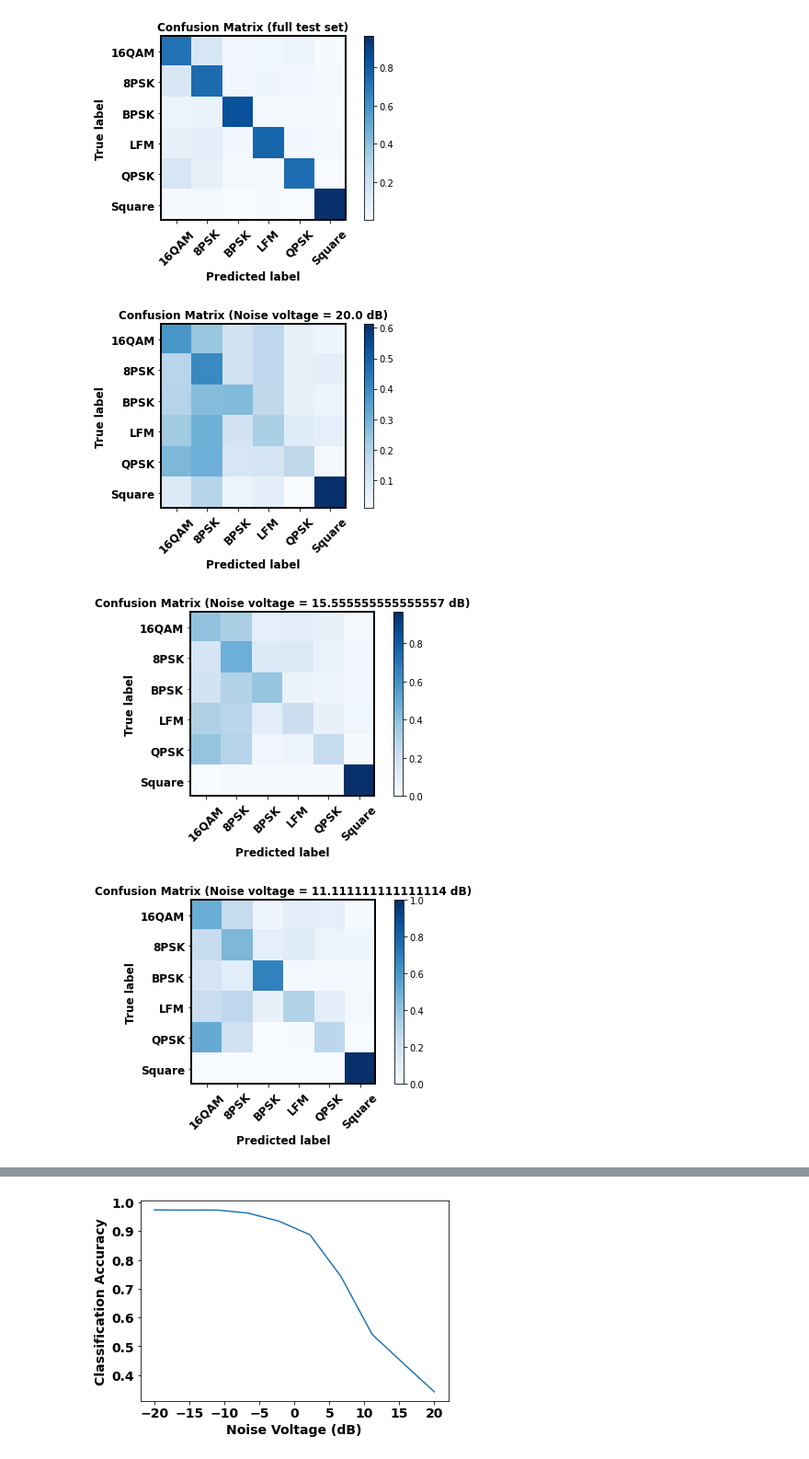
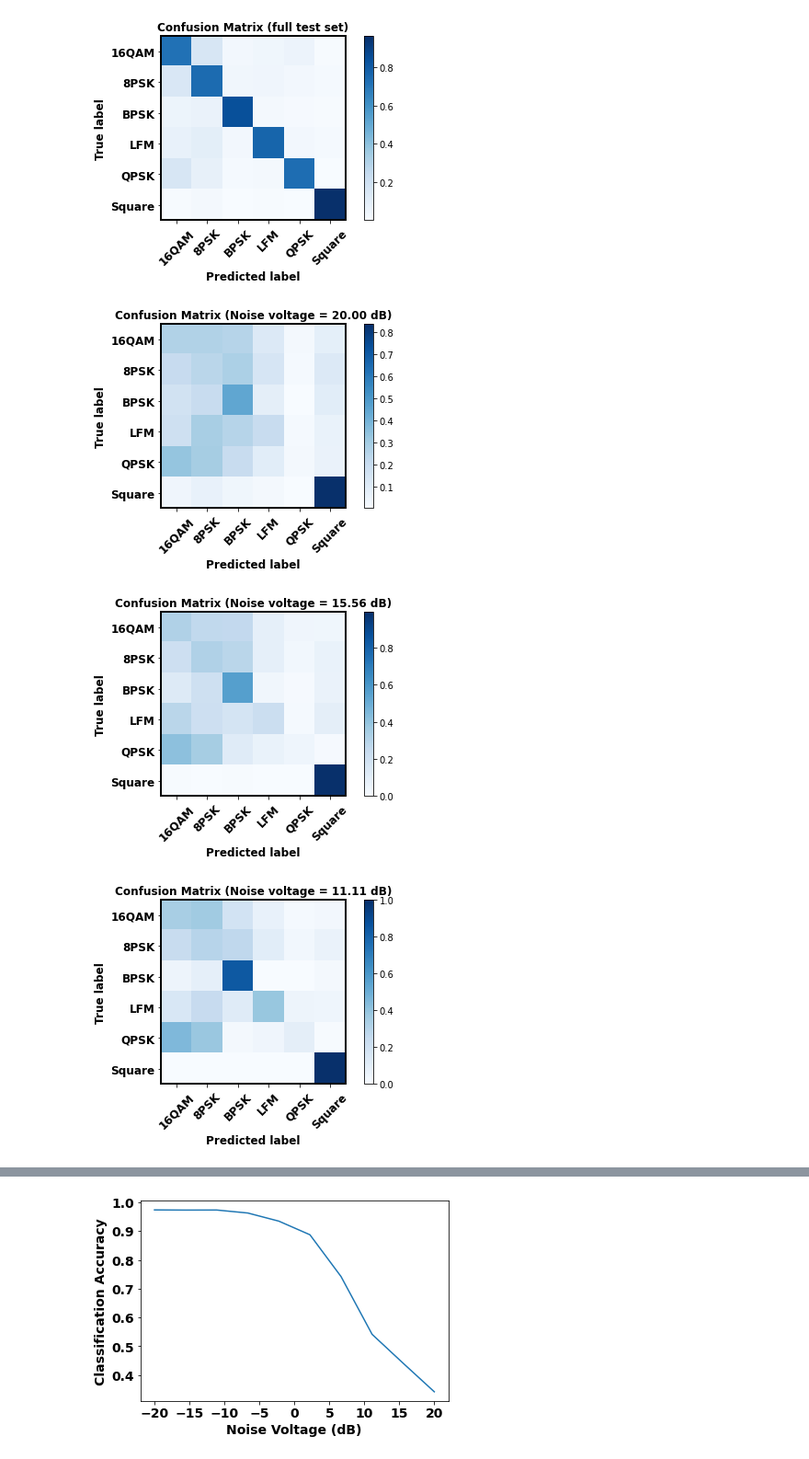
Before and after one commit to ShaneFlandermeyer/cs5033-final-project, a Jupyter notebook: modulation_recognition.ipynb, the cells around one changed output, grey strips where cells are left out. Shown: that part at 92% size. Saved outputs shown, nothing was run; the diff lists cells and outputs as text; code cells hidden in the pictures.

```diff
--- a/modulation_recognition.ipynb
+++ b/modulation_recognition.ipynb
@@ -81,6 +81,7 @@ yTest = onehot(labelTest)
 # %% [markdown]
 ## Build the model using Tensorflow
 # %%
+
 print("Num GPUs Available: ", len(tf.config.list_physical_devices('GPU')))
 
 # Build the model
@@ -88,11 +89,15 @@ dropoutRate = 0.5
 model = Sequential()
 model.add(Reshape(inputShape+[1],
                   input_shape=inputShape))
+model.add(ZeroPadding2D((2,0),
+                        data_format='channels_first'))
 model.add(Conv2D(256, (1, 3),
                  activation='relu',
                  padding='valid',
                  name='conv1'))
 model.add(Dropout(dropoutRate))
+model.add(ZeroPadding2D((2,0),
+                        data_format='channels_first'))
 model.add(Conv2D(80, (2, 3),
                  padding='valid',
                  activation='relu',
@@ -208,27 +214,27 @@ print(conf)
 # %%
 # Plot confusion matrix for various noise voltages
 accuracy = np.zeros((0,))
 for voltage in np.flip(np.unique(noiseVoltages[testIndex])):
     xTestCurrent = xTest[noiseVoltages[testIndex] == voltage]
     yTestCurrent = yTest[noiseVoltages[testIndex] == voltage]
     yPredCurrent = model.predict(xTestCurrent, batch_size=batchSize)
     # Compute confusion matrix indices
     conf = np.zeros([len(classes), len(classes)])
     for i in range(xTestCurrent.shape[0]):
         actual = list(yTestCurrent[i, :]).index(1)
         predicted = np.argmax(yPredCurrent[i, :])
         conf[actual, predicted] += 1
     # Compute classification accuracy from the confusion matrix
     accuracy = np.append(accuracy, np.trace(conf) / np.sum(conf))
     # Normalize confusion matrix
     for i in range(len(classes)):
         conf[i, :] = conf[i, :] / np.sum(conf[i, :])
     confusion_matrix(
-        conf, title=f'Confusion Matrix (Noise voltage = {voltage} dB)', labels=classes)
+        conf, title=f'Confusion Matrix (Noise voltage = {voltage:.2f} dB)', labels=classes)
     plt.savefig('figures/' + 'conf' +
-                f'_{voltage}dB' + '.png', bbox_inches='tight')
+                f'_{voltage:.2f}dB' + '.png', bbox_inches='tight')
     plt.show()
 # %% [output]
-[figure, old version]
+[figure, new version]
-[figure, old version]
+[figure, new version]
-[figure, old version]
+[figure, new version]
```
Also changed, not shown: parts of 3 cells of this notebook.
